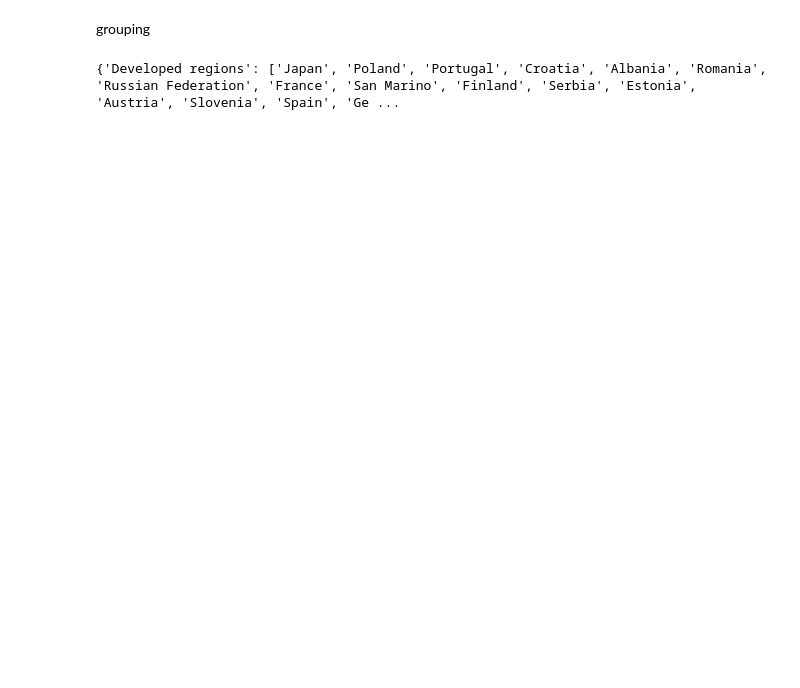
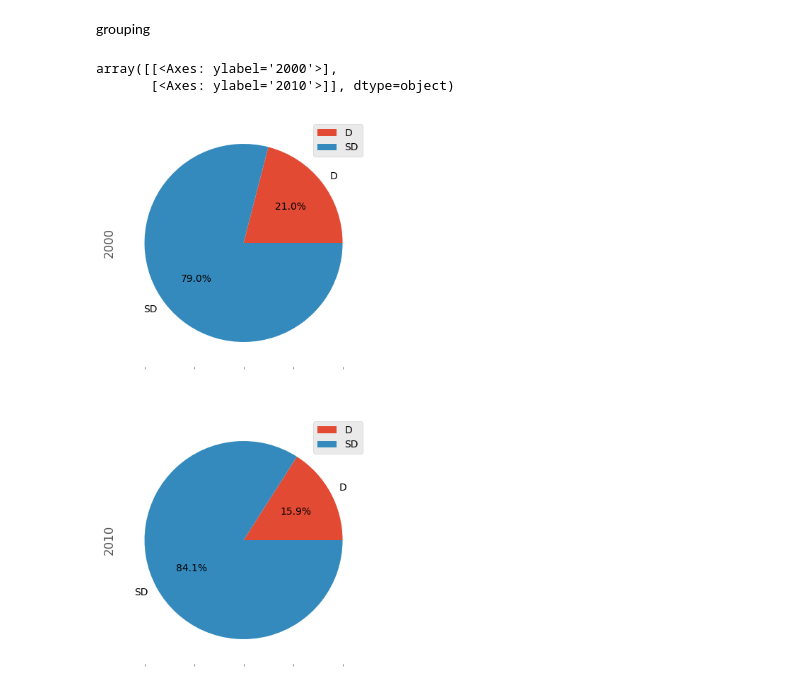
Before and after one commit to anmol2605/python-ds, a Jupyter notebook: analysis/analysis1.ipynb, the cells around one changed output. Drawn from its saved outputs; the diff is of its cells as text; code cells hidden in the pictures; blank space fills up the shorter version.

```diff
--- a/analysis/analysis1.ipynb
+++ b/analysis/analysis1.ipynb
@@ -561,6 +154,4 @@ canada.head(2)
 # %% [markdown]
 grouping
 # %%
-canada.groupby('Status').groups
+canada.groupby('Status').get_group('Developed regions')
-# %% [output]
-{'Developed regions': ['Japan', 'Poland', 'Portugal', 'Croatia', 'Albania', 'Romania', 'Russian Federation', 'France', 'San Marino', 'Finland', 'Serbia', 'Estonia', 'Austria', 'Slovenia', 'Spain', 'Ge ...
@@ -566,0 +160,9 @@ canada.groupby('Status').groups
+# %%
+canada.groupby('Status')[[2000,2010]].sum().plot(kind= 'pie', subplots = True, labels = ['D','SD'],
+                                                 autopct = '%1.1f%%',
+                                                 figsize = (5, 10),
+                                                 layout = (2,1))
+# %% [output]
+array([[<Axes: ylabel='2000'>],
+       [<Axes: ylabel='2010'>]], dtype=object)
+[figure, added]
```
Also changed, not shown: parts of 44 cells of this notebook.
